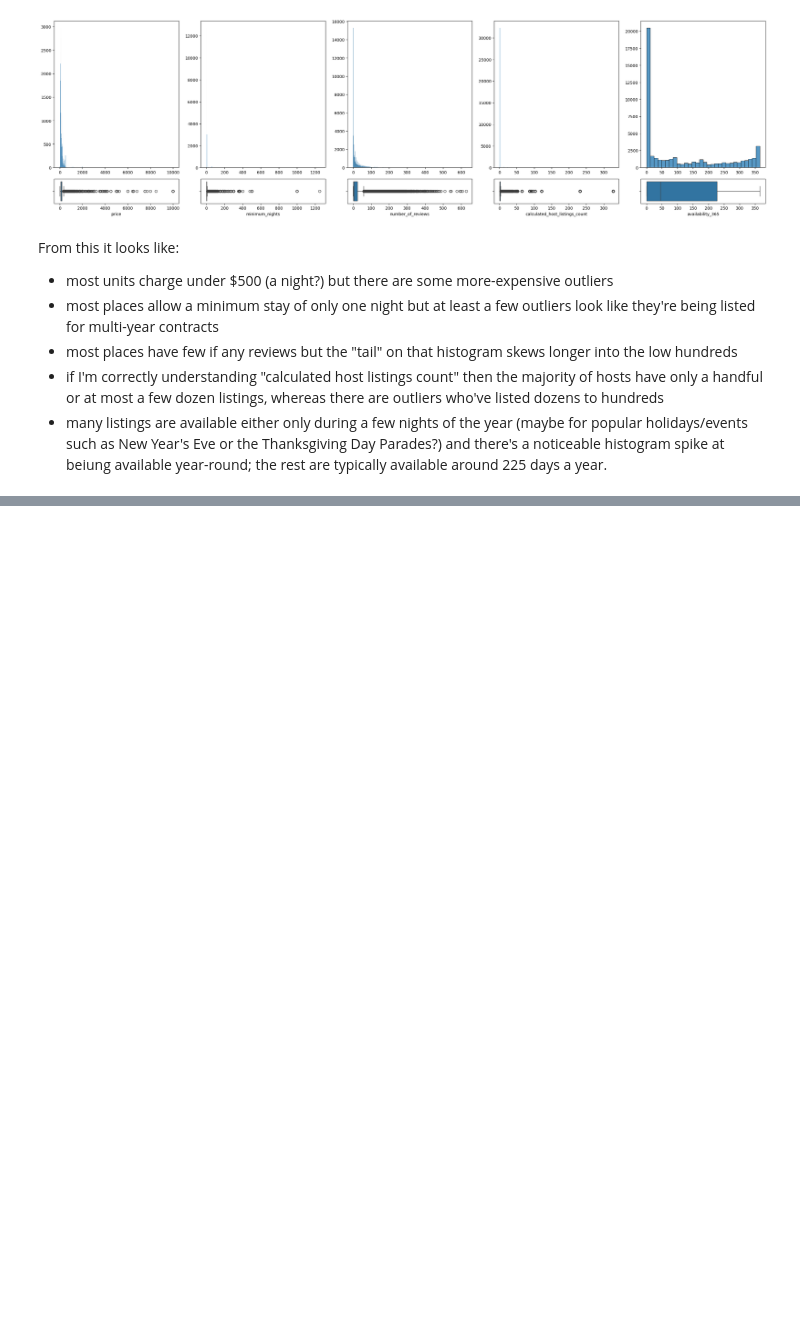
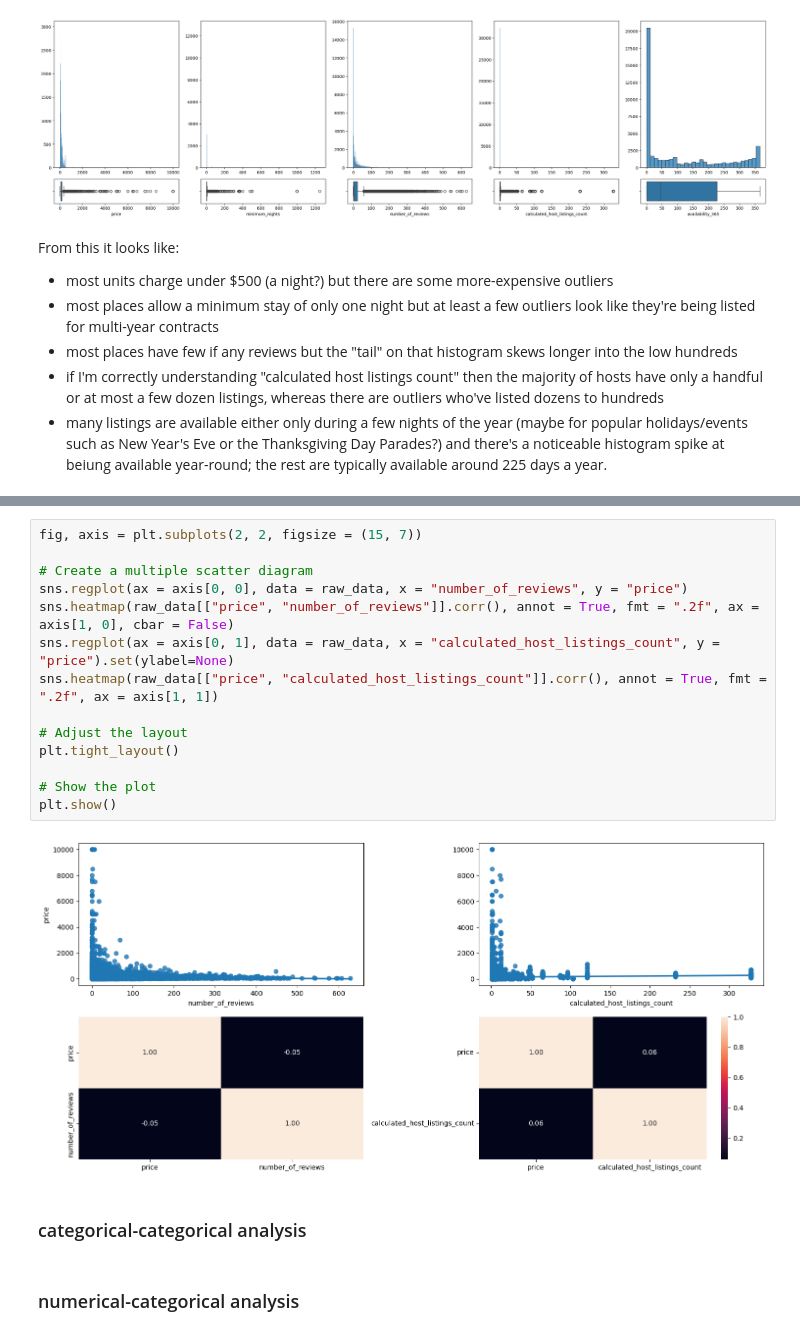
Before and after one commit to 4GeeksAcademy/machine-learning-python-template-NWinocur, a Jupyter notebook: src/explore.ipynb, the cells around one changed output, grey strips where cells are left out. Cells and saved outputs as stored; diff of their text form; blank space fills up the shorter version.

Commit message:
Tries to plot to analyze numerical-numerical relationships, but am less than fully convinced these plots make the trendline sufficiently visible for analysis.

```diff
--- a/src/explore.ipynb
+++ b/src/explore.ipynb
@@ -175,0 +178,20 @@ From this it looks like:
+# %%
+fig, axis = plt.subplots(2, 2, figsize = (15, 7))
+
+# Create a multiple scatter diagram
+sns.regplot(ax = axis[0, 0], data = raw_data, x = "number_of_reviews", y = "price")
+sns.heatmap(raw_data[["price", "number_of_reviews"]].corr(), annot = True, fmt = ".2f", ax = axis[1, 0], cbar = False)
+sns.regplot(ax = axis[0, 1], data = raw_data, x = "calculated_host_listings_count", y = "price").set(ylabel=None)
+sns.heatmap(raw_data[["price", "calculated_host_listings_count"]].corr(), annot = True, fmt = ".2f", ax = axis[1, 1])
+
+# Adjust the layout
+plt.tight_layout()
+
+# Show the plot
+plt.show()
+# %% [output]
+[figure, added]
+# %% [markdown]
+### categorical-categorical analysis
+# %% [markdown]
+### numerical-categorical analysis
```
Also changed, not shown: parts of 2 cells of this notebook.
